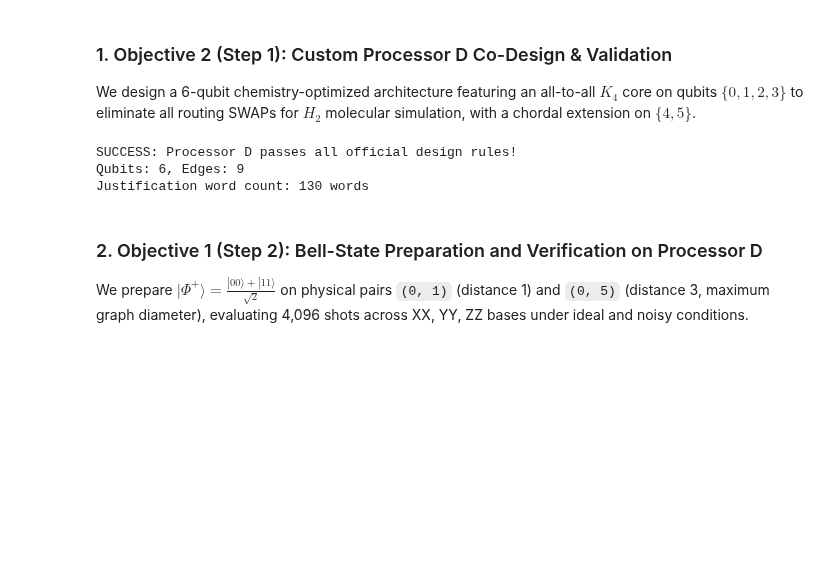
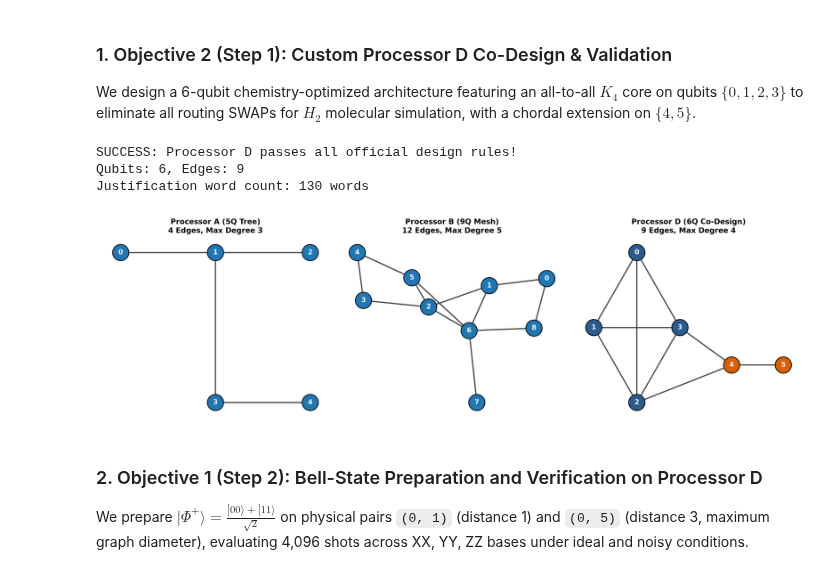
Before and after one commit to uzuhiko06/qff-2026-c1-h2-vqe, a Jupyter notebook: PHASE_TWO/main.ipynb, the cells around one changed output. Cells and saved outputs as stored; diff of their text form; code cells hidden in the pictures; blank space fills up the shorter version.

```diff
--- a/PHASE_TWO/main.ipynb
+++ b/PHASE_TWO/main.ipynb
@@ -37,19 +39,42 @@ Official Noise Model: p1=0.001, p2=0.005, p_readout=0.01
 # %% [markdown]
 ### 1. Objective 2 (Step 1): Custom Processor D Co-Design & Validation
 We design a 6-qubit chemistry-optimized architecture featuring an all-to-all $K_4$ core on qubits $\{0, 1, 2, 3\}$ to eliminate all routing SWAPs for $H_2$ molecular simulation, with a chordal extension on $\{4, 5\}$.
-# %%
-proc_d = qff.load_processor('processors/processor_D.json')
-errors = qff.validate_processor_d(proc_d, required_qubits=4)
-if errors:
-    print('Processor D Errors:', errors)
-else:
-    print(f"SUCCESS: {proc_d['name']} passes all official design rules!")
-    print(f"Qubits: {proc_d['num_qubits']}, Edges: {len(proc_d['edges'])}")
-    print(f"Justification word count: {len(proc_d['justification'].split())} words")
-# %% [output]
-SUCCESS: Processor D passes all official design rules!
-Qubits: 6, Edges: 9
-Justification word count: 130 words
+# %%
+proc_d = qff.load_processor('processors/processor_D.json')
+errors = qff.validate_processor_d(proc_d, required_qubits=4)
+if errors:
+    print('Processor D Errors:', errors)
+else:
+    print(f"SUCCESS: {proc_d['name']} passes all official design rules!")
+    print(f"Qubits: {proc_d['num_qubits']}, Edges: {len(proc_d['edges'])}")
+    print(f"Justification word count: {len(proc_d['justification'].split())} words")
+
+# Visualize Processor Topologies
+fig, (ax1, ax2, ax3) = plt.subplots(1, 3, figsize=(15, 4.5), dpi=300)
+configs = [
+    ('Processor A (5Q Tree)', qff.PROCESSOR_A['edges'], 5, ax1, {0: (0, 1), 1: (1, 1), 2: (2, 1), 3: (1, 0), 4: (2, 0)}),
+    ('Processor B (9Q Mesh)', qff.PROCESSOR_B['edges'], 9, ax2, None),
+    ('Processor D (6Q Co-Design)', proc_d['edges'], 6, ax3, {0: (1.0, 2.0), 1: (0.0, 1.0), 2: (1.0, 0.0), 3: (2.0, 1.0), 4: (3.2, 0.5), 5: (4.4, 0.5)})
+]
+for title, edges, nq, ax, pos in configs:
+    G = nx.Graph()
+    G.add_nodes_from(range(nq))
+    G.add_edges_from([tuple(e) for e in edges])
+    if pos is None:
+        pos = nx.spring_layout(G, seed=42)
+    colors = ['#2b5c8f' if (nq == 6 and n in [0, 1, 2, 3]) else ('#d95f02' if (nq == 6 and n in [4, 5]) else '#1f77b4') for n in G.nodes()]
+    nx.draw_networkx_nodes(G, pos, ax=ax, node_size=600, node_color=colors, edgecolors='black', linewidths=1.2)
+    nx.draw_networkx_labels(G, pos, ax=ax, font_size=10, font_color='white', font_weight='bold')
+    nx.draw_networkx_edges(G, pos, ax=ax, width=1.8, edge_color='#444444')
+    ax.set_title(f"{title}\n{len(edges)} Edges, Max Degree {max(dict(G.degree()).values())}", fontweight='bold', fontsize=11)
+    ax.axis('off')
+plt.tight_layout()
+plt.show()
+# %% [output]
+SUCCESS: Processor D passes all official design rules!
+Qubits: 6, Edges: 9
+Justification word count: 130 words
+[figure, added]
 # %% [markdown]
 ### 2. Objective 1 (Step 2): Bell-State Preparation and Verification on Processor D
 We prepare $|\Phi^+\rangle = \frac{|00\rangle + |11\rangle}{\sqrt{2}}$ on physical pairs `(0, 1)` (distance 1) and `(0, 5)` (distance 3, maximum graph diameter), evaluating 4,096 shots across XX, YY, ZZ bases under ideal and noisy conditions.
```
Also changed, not shown: parts of 7 cells of this notebook, 6 other files.
